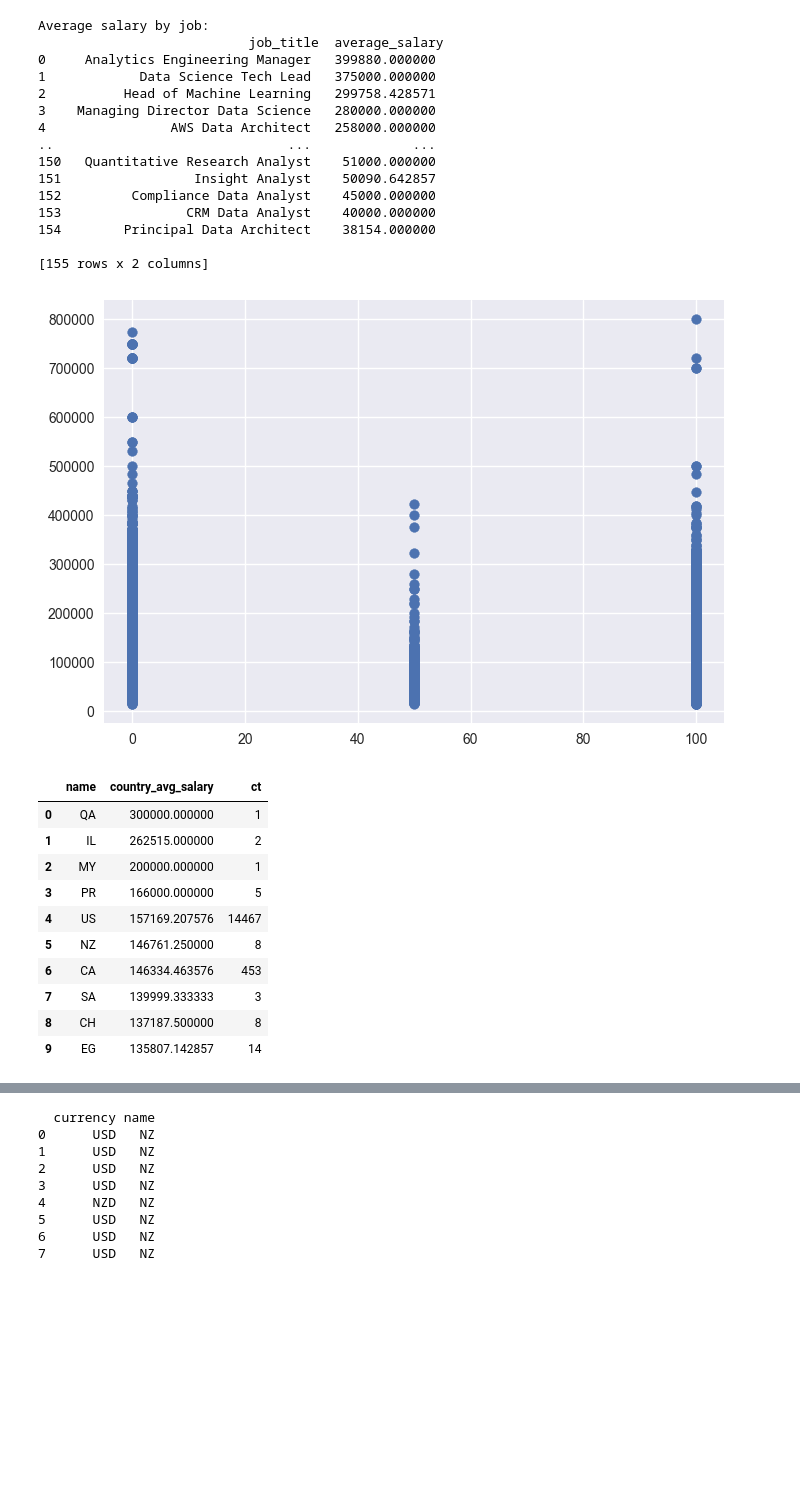
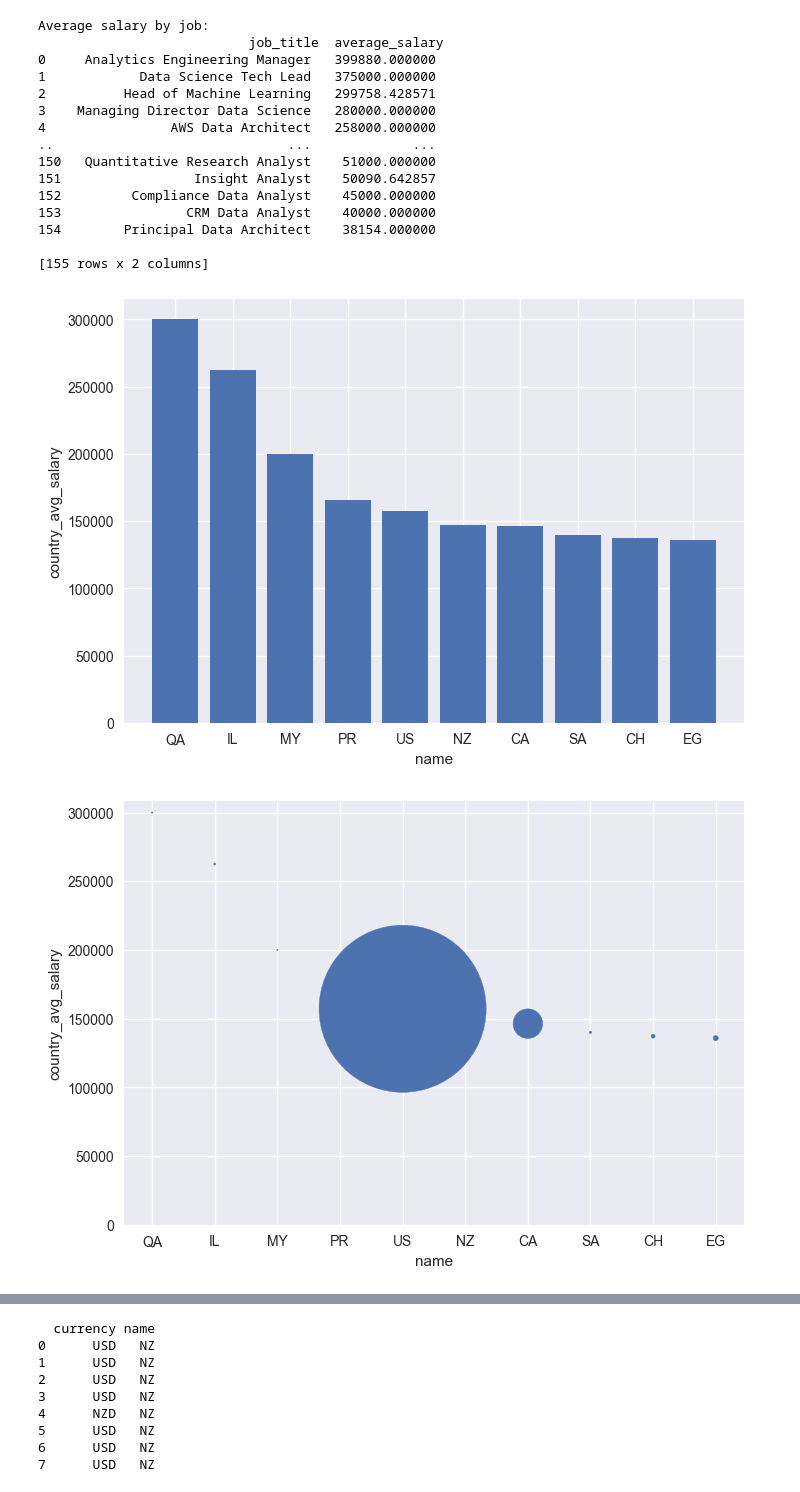
Before and after one commit to AdamYeisley/Group6, a Jupyter notebook: data_analysis.ipynb, the cells around one changed output, grey strips where cells are left out. Drawn from its saved outputs; the diff is of its cells as text; code cells hidden in the pictures; blank space fills up the shorter version.

```diff
--- a/data_analysis.ipynb
+++ b/data_analysis.ipynb
@@ -99,27 +99,23 @@ Average salary by job:
 [155 rows x 2 columns]
 # %%
 plt.style.use("seaborn-v0_8")
-# %%
-remoteVSpay = pd.read_sql("SELECT salary_usd, remote_ratio FROM employee", engine)
-plt.scatter(remoteVSpay['remote_ratio'], remoteVSpay['salary_usd'])
-plt.show()
-# %% [output]
-[figure, removed]
+# %%
+def graphIt(df):
+    plt.bar(df.iloc[:,0], df.iloc[:,1])
+    plt.xlabel(df.iloc[:,0].name)
+    plt.ylabel(df.iloc[:,1].name)
+    plt.show()
+
+    plt.scatter(df.iloc[:,0], df.iloc[:,1], df.iloc[:,2])
+    plt.xlabel(df.iloc[:,0].name)
+    plt.ylabel(df.iloc[:,1].name)
+    plt.ylim(0, None)
+    plt.show()
 # %%
 payByCountry = pd.read_sql("SELECT c.name, AVG(e.salary_usd) AS country_avg_salary, COUNT(*) AS ct FROM employee e JOIN country c ON e.countryid = c.countryid GROUP BY c.name ORDER BY country_avg_salary DESC LIMIT 10", engine)
-payByCountry.head(10)
-# Qatar, Israel, Malaysia, Puerto Rico, USA, New Zealand, Canada, Saudi Arabia, Switzerland, Egypt
+graphIt(payByCountry)
 # %% [output]
-|  | name | country_avg_salary | ct |
-| 0 | QA | 300000.000000 | 1 |
-| 1 | IL | 262515.000000 | 2 |
-| 2 | MY | 200000.000000 | 1 |
-| 3 | PR | 166000.000000 | 5 |
-| 4 | US | 157169.207576 | 14467 |
-| 5 | NZ | 146761.250000 | 8 |
-| 6 | CA | 146334.463576 | 453 |
-| 7 | SA | 139999.333333 | 3 |
-| 8 | CH | 137187.500000 | 8 |
-| 9 | EG | 135807.142857 | 14 |
+[figure, added]
+[figure, added]
 # %%
 payByCountryRevised = pd.read_sql("SELECT c.name, AVG(e.salary_usd) AS country_avg_salary, COUNT(*) AS ct FROM employee e JOIN country c ON e.countryid = c.countryid GROUP BY c.name HAVING COUNT(*) > 5 ORDER BY country_avg_salary DESC LIMIT 10", engine)
```
Also changed, not shown: parts of 5 cells of this notebook.
